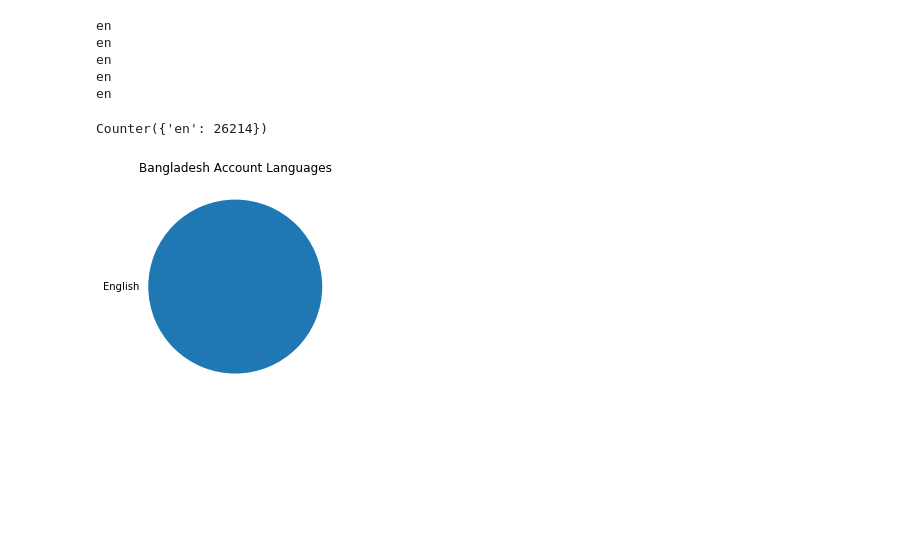
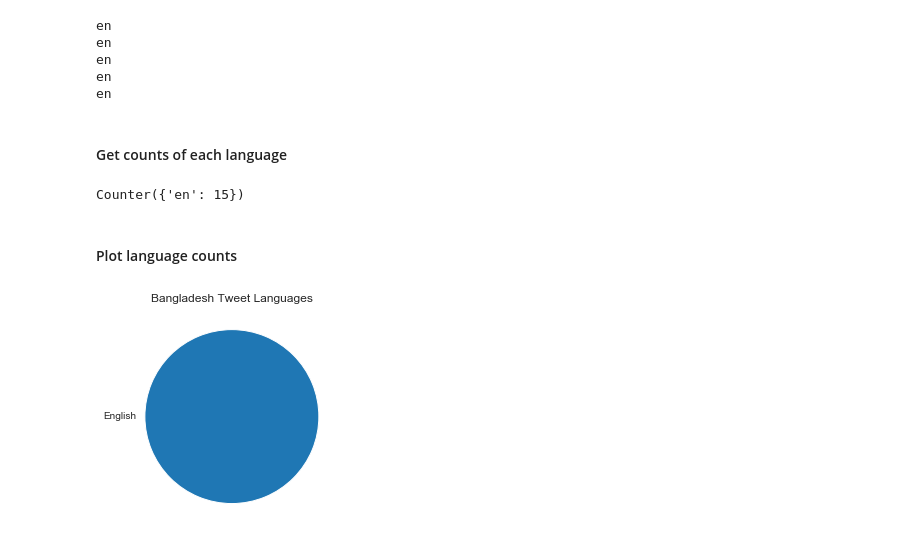
Before and after one commit to ashero0/elections-integrity-analysis, a Jupyter notebook: Language Analysis/Language_Bangladesh.ipynb, the cells around one changed output. Cells and saved outputs as stored; diff of their text form; code cells hidden in the pictures; blank space fills up the shorter version.

```diff
--- a/Language Analysis/Language_Bangladesh.ipynb
+++ b/Language Analysis/Language_Bangladesh.ipynb
@@ -119,0 +153,16 @@ pyplot.show()
+# %%
+accounts_filename = '../Data/bangladesh_201901_1_users_csv_hashed.csv'
+
+# Import dataset
+ban_users = pd.read_csv(accounts_filename, dtype = {
+    "userid": str,
+    "user_display_name": str,
+    "user_screen_name": str,
+    "user_reported_location": str,
+    "user_profile_description": str,
+    "user_profile_url": str,
+    "follower_count": str,
+    "following_count": str,
+    "account_creation_date": str,
+    "account_language": str,
+})
@@ -127,28 +191,36 @@ en
 en
 en
 en
-# %%
-# Get counts of each language
-languages_count = Counter(ban['account_language'])
-print(languages_count)
-# %% [output]
-Counter({'en': 26214})
+# %% [markdown]
+#### Get counts of each language
+# %%
+languages_count = Counter(ban_users['account_language'])
+print(languages_count)
+# %% [output]
+Counter({'en': 15})
+# %% [markdown]
+#### Plot language counts
 # %%
-# Plot language counts
 lang_types = []
 lang_counts = []
-for lang in languages_count:
+sorted_languages_count = languages_count.most_common(10)
+
+for lang, count in sorted_languages_count:
     lang_types.append(lang)
-    count = languages_count[lang]
     lang_counts.append(count)
 
 lang_types_long = []
 for lang in lang_types:
-    lang_long = pylang.languages.get(alpha2 = lang).name
-    lang_types_long.append(lang_long)
+    try:
+        lang_long = pylang.languages.get(alpha2 = lang).name
+        lang_types_long.append(lang_long)
+    except:
+        # For type n/a, will throw an error
+        lang_types_long.append('N/A')
 
-pyplot.pie(lang_counts, labels = lang_types_long)
-pyplot.title('Bangladesh Account Languages')
-pyplot.show()
+plt.pie(lang_counts, labels = lang_types_long)
+plt.title('Bangladesh Tweet Languages')
+
+plt.show()
 # %% [output]
-[figure, old version]
+[figure, new version]
```
Also changed, not shown: parts of 26 cells of this notebook, 2 other files.
